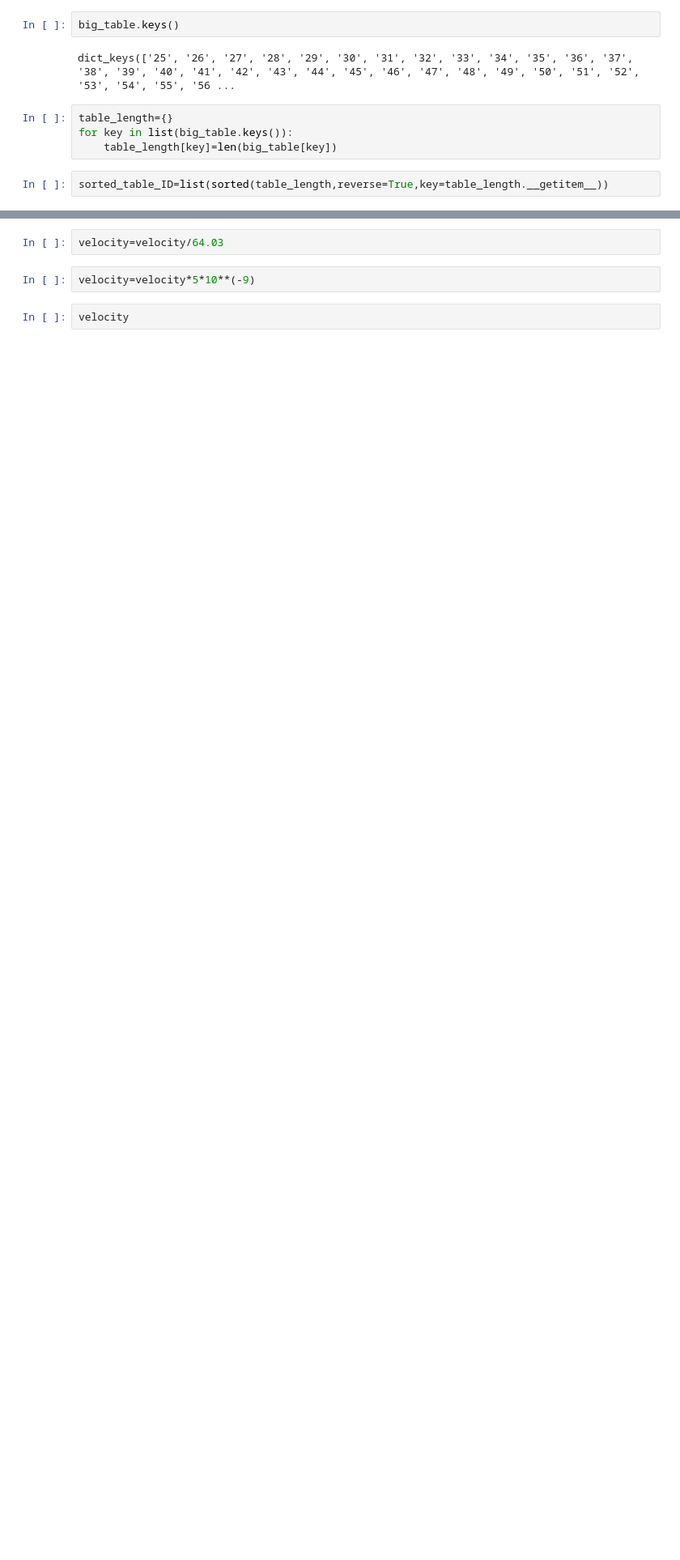
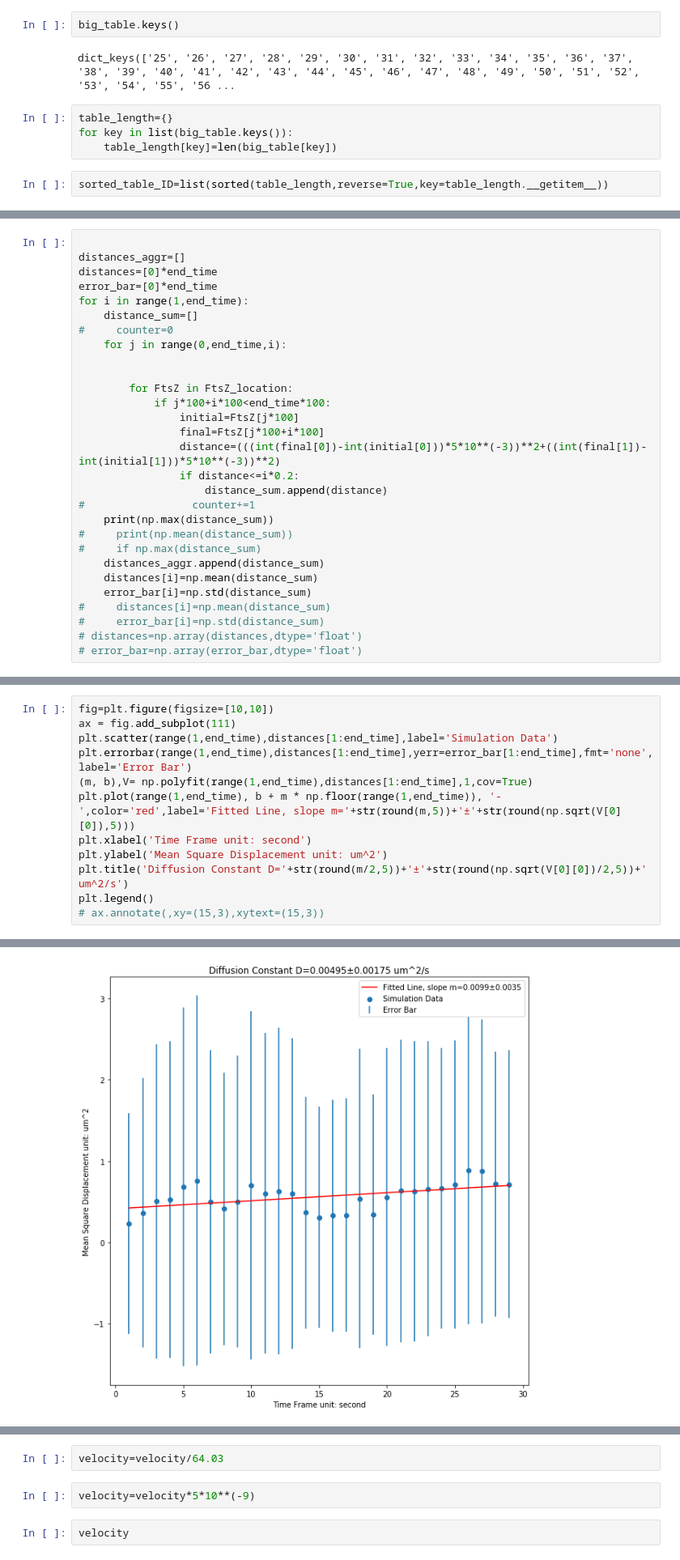
Before and after one commit to Meteoricer/OpenMP, a Jupyter notebook: FtsZ_Tracking.ipynb, the cells around one changed output, grey strips where cells are left out. Shown at 81% size. Saved outputs shown, nothing was run; the diff lists cells and outputs as text; blank space fills up the shorter version.

```diff
--- a/FtsZ_Tracking.ipynb
+++ b/FtsZ_Tracking.ipynb
@@ -118,0 +120,29 @@ from numpy.polynomial.polynomial import polyfit
+# %%
+
+distances_aggr=[]
+distances=[0]*end_time
+error_bar=[0]*end_time
+for i in range(1,end_time):
+    distance_sum=[]
+#     counter=0
+    for j in range(0,end_time,i):
+
+
+        for FtsZ in FtsZ_location:
+            if j*100+i*100<end_time*100:
+                initial=FtsZ[j*100]
+                final=FtsZ[j*100+i*100]
+                distance=(((int(final[0])-int(initial[0]))*5*10**(-3))**2+((int(final[1])-int(initial[1]))*5*10**(-3))**2)
+                if distance<=i*0.2:
+                    distance_sum.append(distance)
+#                 counter+=1
+    print(np.max(distance_sum))
+#     print(np.mean(distance_sum))
+#     if np.max(distance_sum)
+    distances_aggr.append(distance_sum)
+    distances[i]=np.mean(distance_sum)
+    error_bar[i]=np.std(distance_sum)
+#     distances[i]=np.mean(distance_sum)
+#     error_bar[i]=np.std(distance_sum)
+# distances=np.array(distances,dtype='float')
+# error_bar=np.array(error_bar,dtype='float')
@@ -118,0 +187,13 @@ from numpy.polynomial.polynomial import polyfit
+# %%
+fig=plt.figure(figsize=[10,10])
+ax = fig.add_subplot(111)
+plt.scatter(range(1,end_time),distances[1:end_time],label='Simulation Data')
+plt.errorbar(range(1,end_time),distances[1:end_time],yerr=error_bar[1:end_time],fmt='none',label='Error Bar')
+(m, b),V= np.polyfit(range(1,end_time),distances[1:end_time],1,cov=True)
+plt.plot(range(1,end_time), b + m * np.floor(range(1,end_time)), '-',color='red',label='Fitted Line, slope m='+str(round(m,5))+'±'+str(round(np.sqrt(V[0][0]),5)))
+plt.xlabel('Time Frame unit: second')
+plt.ylabel('Mean Square Displacement unit: um^2')
+plt.title('Diffusion Constant D='+str(round(m/2,5))+'±'+str(round(np.sqrt(V[0][0])/2,5))+' um^2/s')
+plt.legend()
+# ax.annotate(,xy=(15,3),xytext=(15,3))
+# %% [output]
@@ -118,0 +201 @@ from numpy.polynomial.polynomial import polyfit
+[figure, added]
```
Also changed, not shown: parts of 21 cells of this notebook.
